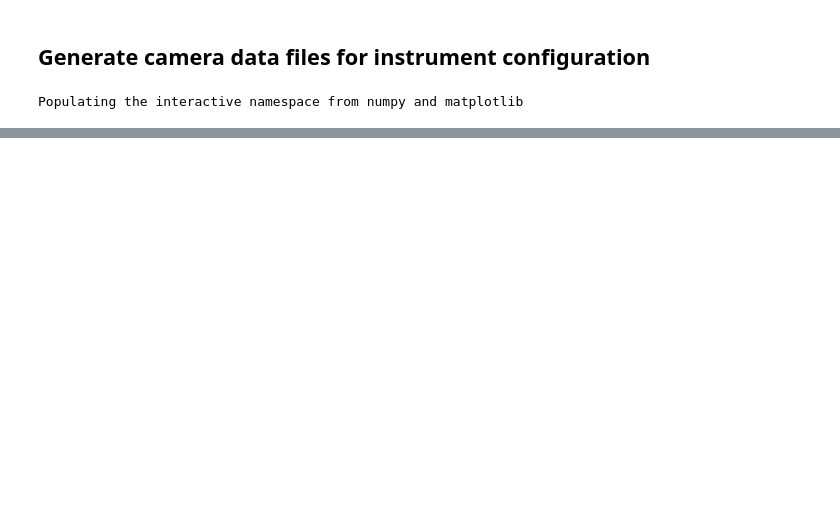
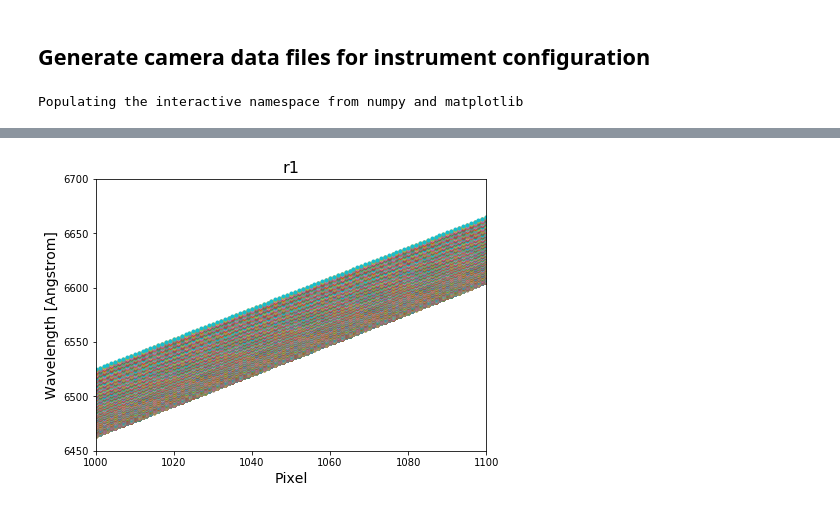
Before and after one commit to belaa/specsim-for-eboss, a Jupyter notebook: eboss_config2.ipynb, the cells around one changed output, grey strips where cells are left out. Drawn from its saved outputs; the diff is of its cells as text; code cells hidden in the pictures; blank space fills up the shorter version.

```diff
--- a/eboss_config2.ipynb
+++ b/eboss_config2.ipynb
@@ -87,0 +265,4 @@ def plot_cameras(plate, mjd, sequence_number=1, rms=False, plot=True):
+# %%
+plot_wlen(r1wlen, 0, 1000, 1100, 6450, 6700, 'r1', 'r1-sol.png')
+# %% [output]
+[figure, added]
```
Also changed, not shown: parts of 158 cells of this notebook, 4 other files.
